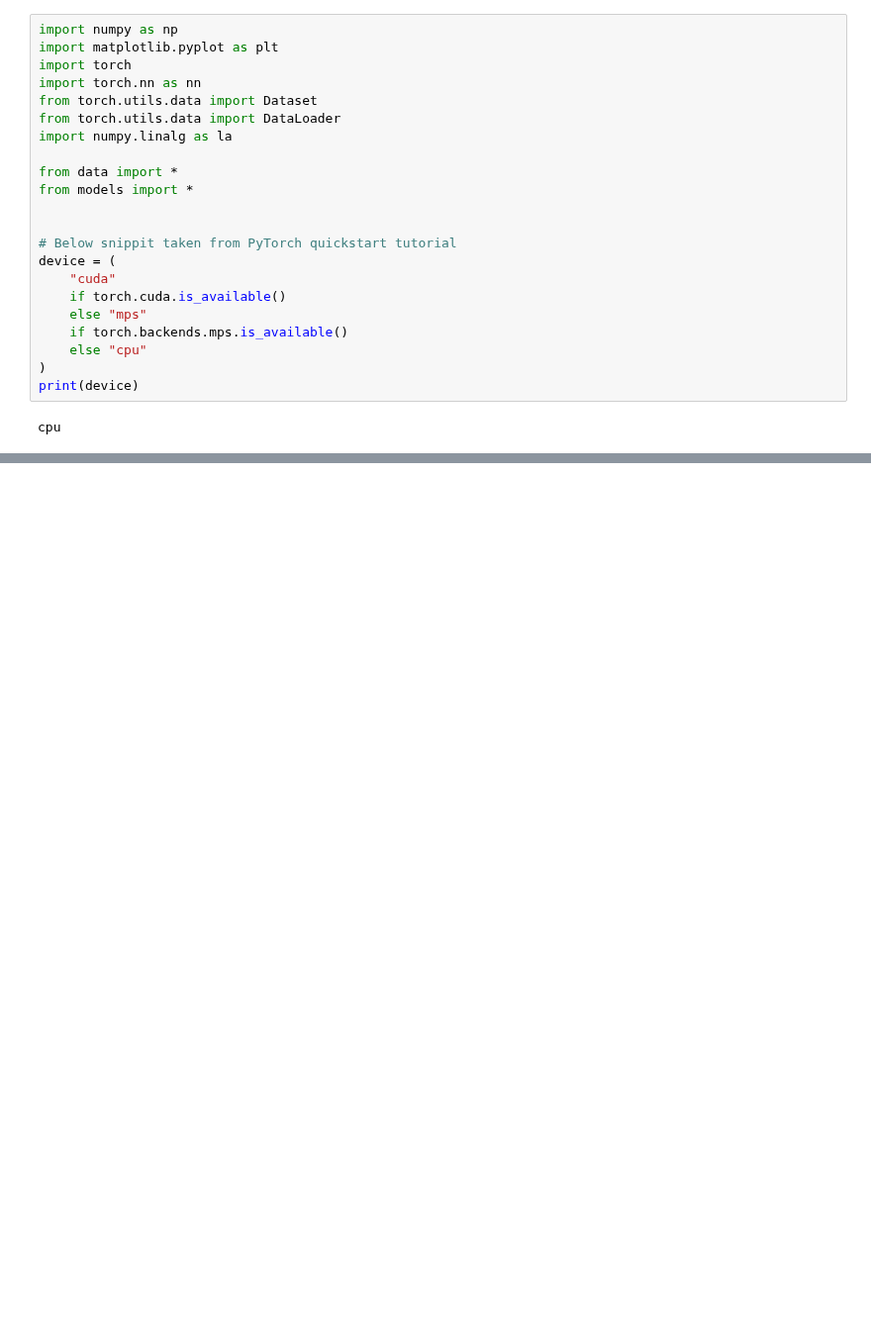
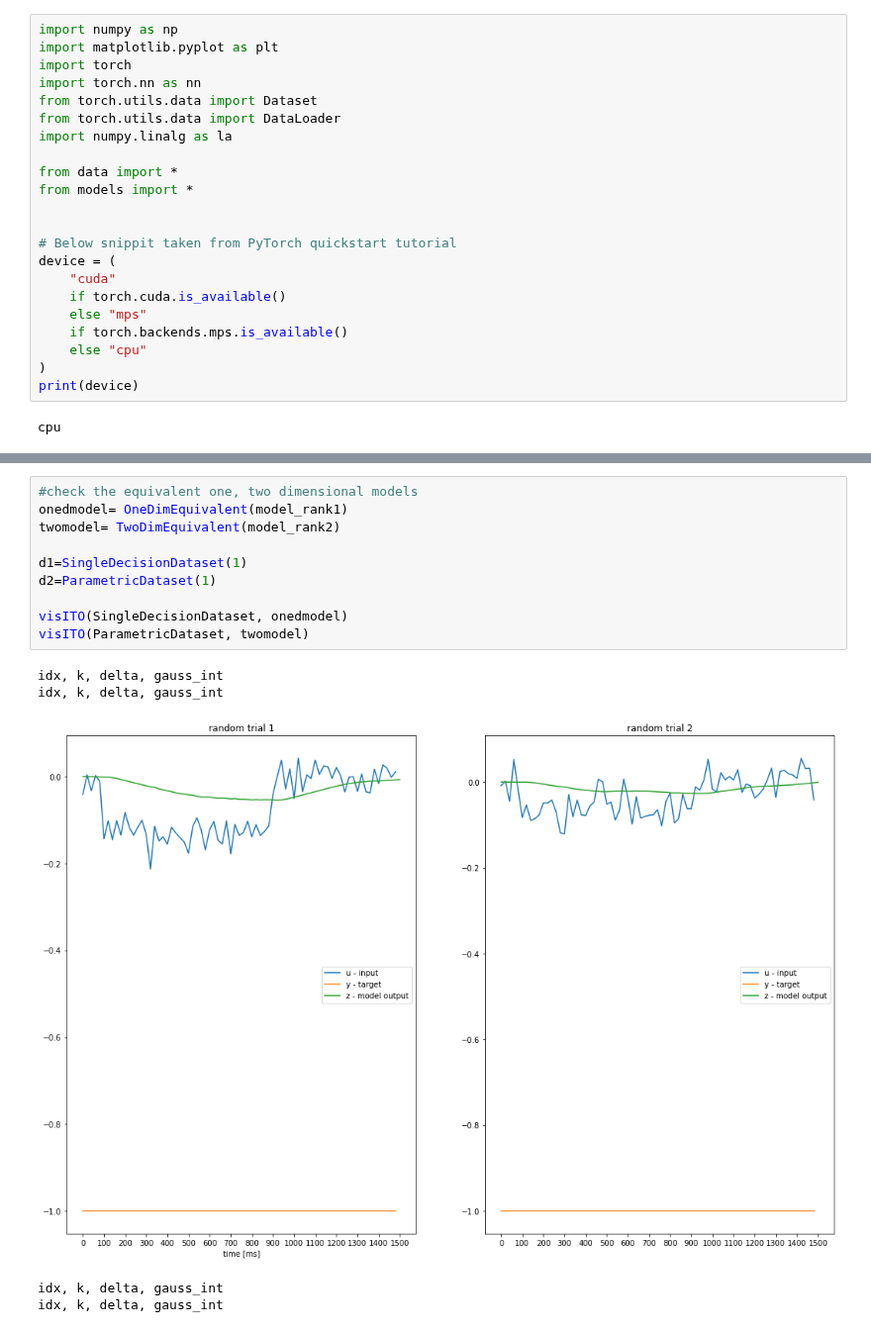
Before and after one commit to Erfan7bt/MHBF, a Jupyter notebook: Projects/ErfanCheck.ipynb, the cells around one changed output, grey strips where cells are left out. Shown at 99% size. Saved outputs shown, nothing was run; the diff lists cells and outputs as text; blank space fills up the shorter version.

Commit message:
one and two equi dymamic tested in ErfanCheck

```diff
--- a/Projects/ErfanCheck.ipynb
+++ b/Projects/ErfanCheck.ipynb
@@ -81,0 +85,16 @@ visWP(model_rank1)
+# %%
+#check the equivalent one, two dimensional models
+onedmodel= OneDimEquivalent(model_rank1)
+twomodel= TwoDimEquivalent(model_rank2)
+
+d1=SingleDecisionDataset(1)
+d2=ParametricDataset(1)
+
+visITO(SingleDecisionDataset, onedmodel)
+visITO(ParametricDataset, twomodel)
+# %% [output]
+idx, k, delta, gauss_int
+idx, k, delta, gauss_int
+[figure, added]
+idx, k, delta, gauss_int
+idx, k, delta, gauss_int
```
Also changed, not shown: parts of 6 cells of this notebook, 1 other file.
